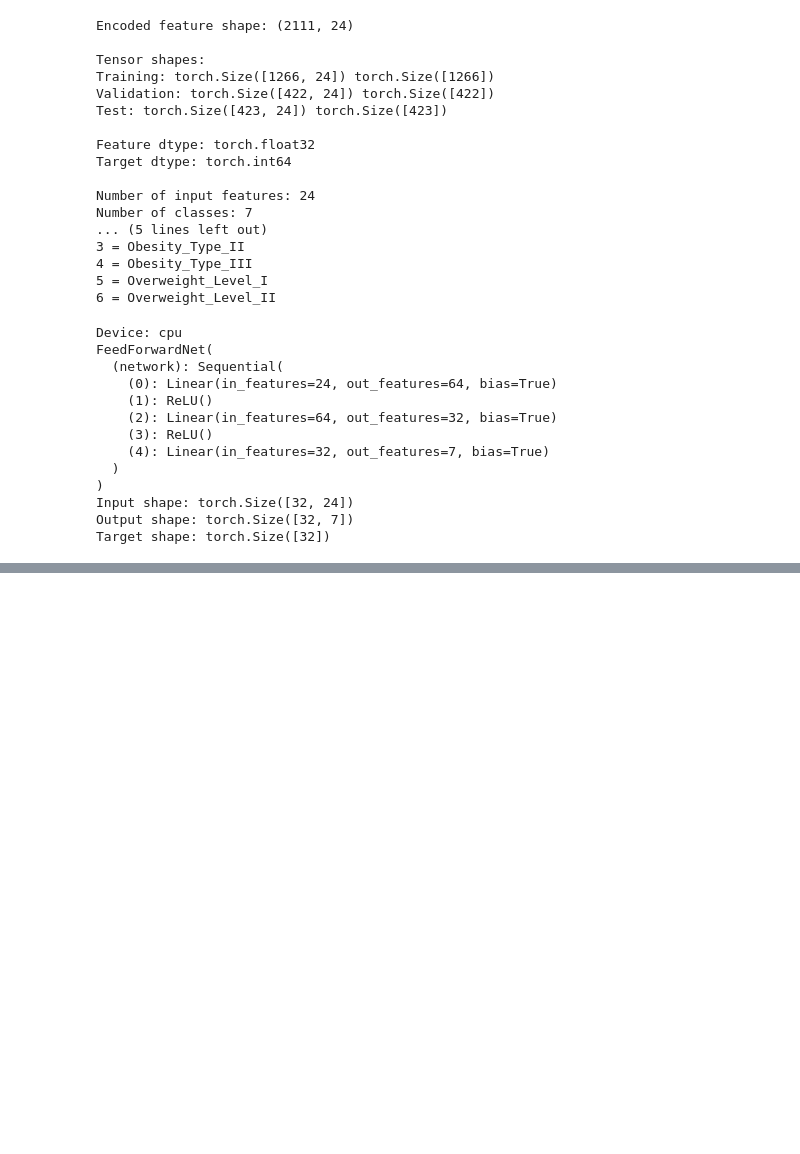
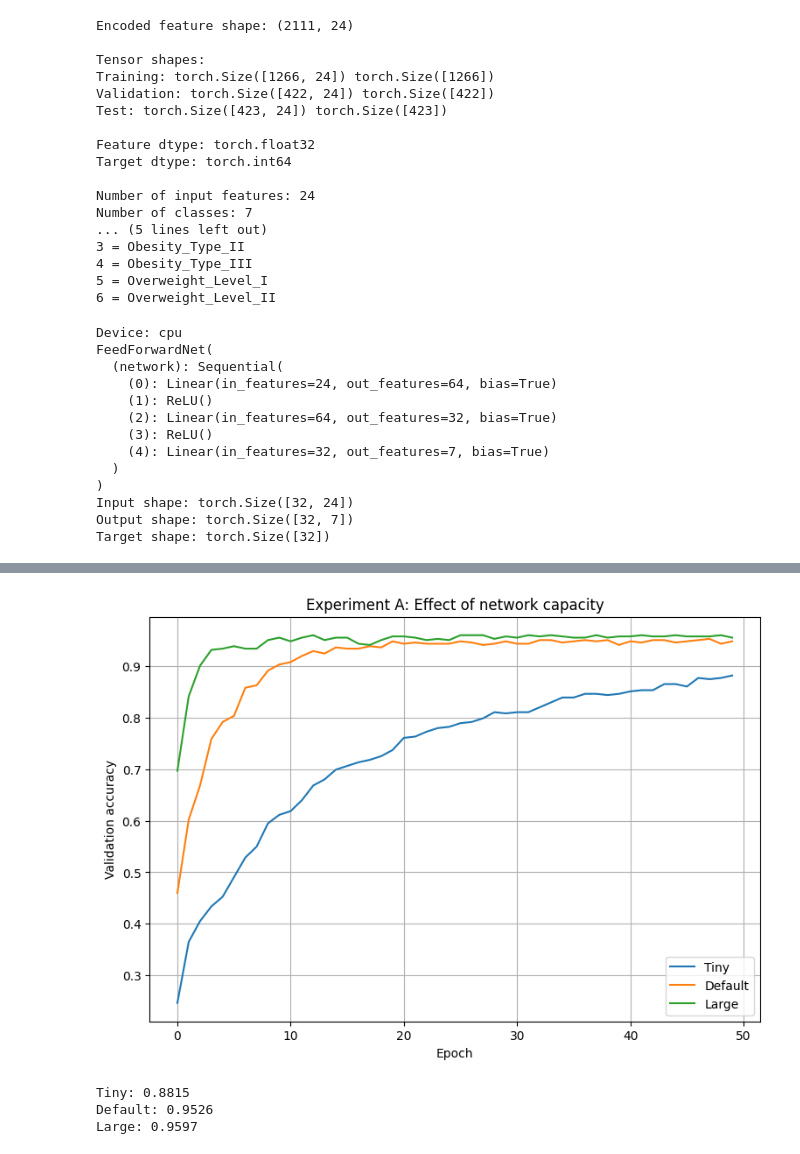
Before and after one commit to Babior/lab-3, a Jupyter notebook: lab_3.ipynb, the cells around one changed output, grey strips where cells are left out. Saved outputs shown, nothing was run; the diff lists cells and outputs as text; code cells hidden in the pictures; blank space fills up the shorter version.

```diff
--- a/lab_3.ipynb
+++ b/lab_3.ipynb
@@ -867,0 +991,50 @@ Best validation accuracy: 0.9644549763033176
+# %%
+#Experiment A
+capacity_results = {}
+
+capacity_results["Tiny"] = run_experiment(
+    hidden_sizes=(8,),
+    lr=1e-3,
+    batch_size=32,
+    epochs=50
+)
+
+capacity_results["Default"] = run_experiment(
+    hidden_sizes=(64, 32),
+    lr=1e-3,
+    batch_size=32,
+    epochs=50
+)
+
+capacity_results["Large"] = run_experiment(
+    hidden_sizes=(256, 128, 64),
+    lr=1e-3,
+    batch_size=32,
+    epochs=50
+)
+
+plt.figure(figsize=(9, 6))
+
+for name, result in capacity_results.items():
+    plt.plot(
+        result["history"]["val_accuracy"],
+        label=name
+    )
+
+plt.xlabel("Epoch")
+plt.ylabel("Validation accuracy")
+plt.title("Experiment A: Effect of network capacity")
+plt.legend()
+plt.grid(True)
+plt.show()
+
+for name, result in capacity_results.items():
+    print(
+        f"{name}: "
+        f"{result['best_val_accuracy']:.4f}"
+    )
+# %% [output]
+[figure, added]
+Tiny: 0.8815
+Default: 0.9526
+Large: 0.9597
```
Also changed, not shown: parts of 6 cells of this notebook.
